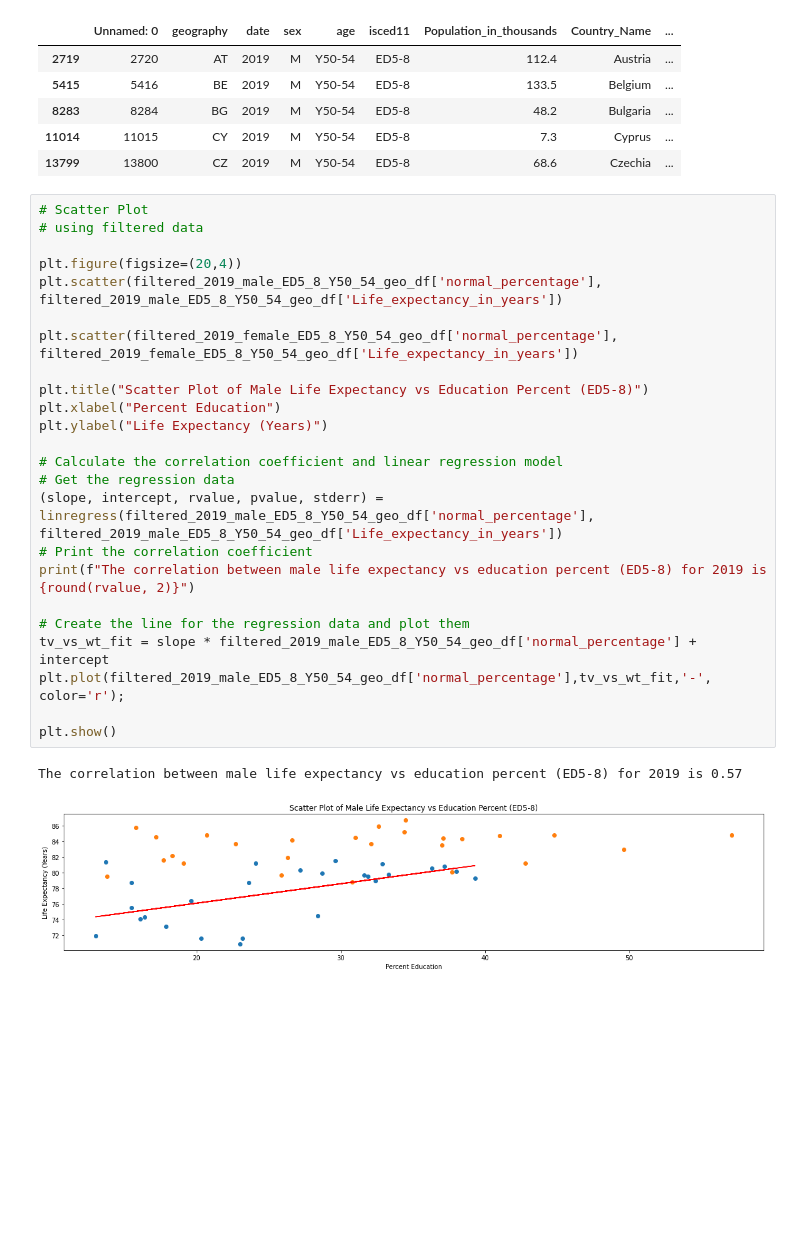
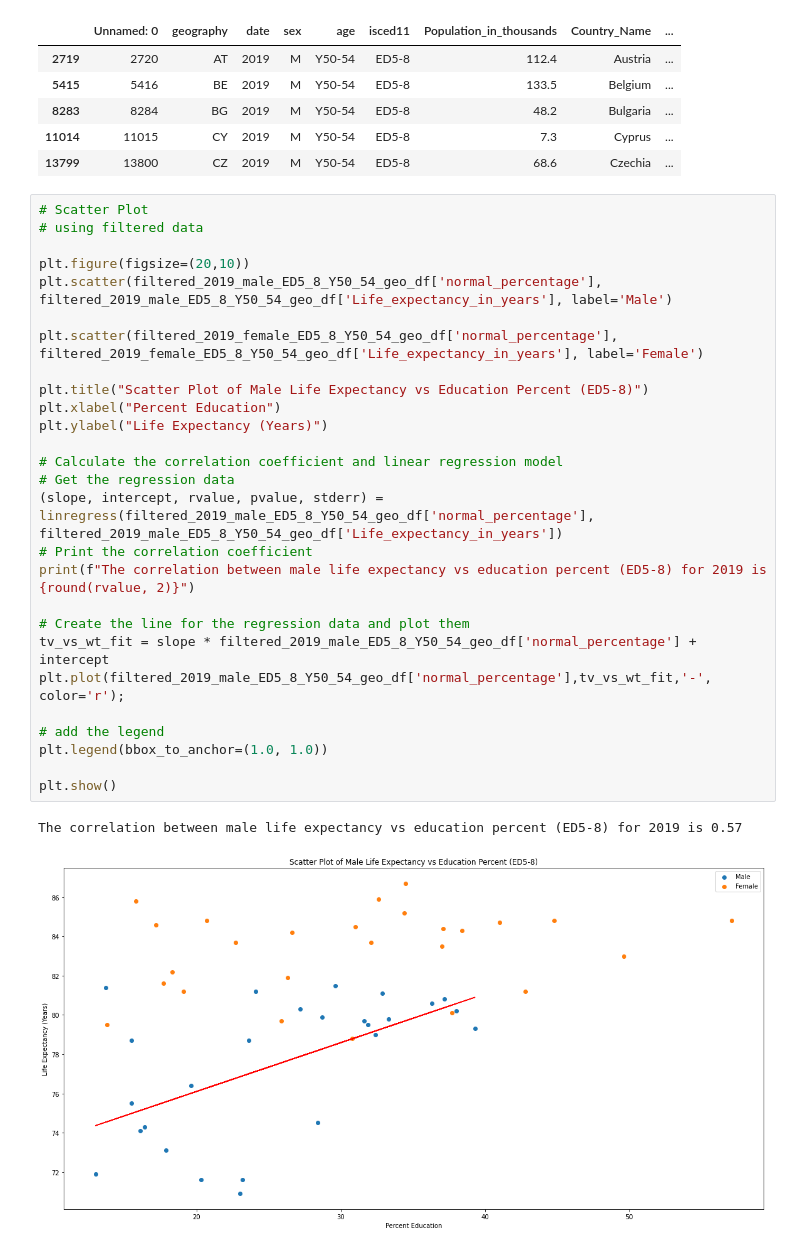
Before and after one commit to ywu223/Capstone1_Compsognathus, a Jupyter notebook: project1john.ipynb, the cells around one changed output. Drawn from its saved outputs; the diff is of its cells as text; blank space fills up the shorter version.

```diff
--- a/project1john.ipynb
+++ b/project1john.ipynb
@@ -194,27 +258,30 @@ filtered_2019_male_ED5_8_Y50_54_geo_df.head()
 # %%
 # Scatter Plot
 # using filtered data
 
-plt.figure(figsize=(20,4))
-plt.scatter(filtered_2019_male_ED5_8_Y50_54_geo_df['normal_percentage'], filtered_2019_male_ED5_8_Y50_54_geo_df['Life_expectancy_in_years'])
+plt.figure(figsize=(20,10))
+plt.scatter(filtered_2019_male_ED5_8_Y50_54_geo_df['normal_percentage'], filtered_2019_male_ED5_8_Y50_54_geo_df['Life_expectancy_in_years'], label='Male')
 
-plt.scatter(filtered_2019_female_ED5_8_Y50_54_geo_df['normal_percentage'], filtered_2019_female_ED5_8_Y50_54_geo_df['Life_expectancy_in_years'])
+plt.scatter(filtered_2019_female_ED5_8_Y50_54_geo_df['normal_percentage'], filtered_2019_female_ED5_8_Y50_54_geo_df['Life_expectancy_in_years'], label='Female')
 
 plt.title("Scatter Plot of Male Life Expectancy vs Education Percent (ED5-8)")
 plt.xlabel("Percent Education")
 plt.ylabel("Life Expectancy (Years)")
 
 # Calculate the correlation coefficient and linear regression model
 # Get the regression data
 (slope, intercept, rvalue, pvalue, stderr) = linregress(filtered_2019_male_ED5_8_Y50_54_geo_df['normal_percentage'], filtered_2019_male_ED5_8_Y50_54_geo_df['Life_expectancy_in_years'])
 # Print the correlation coefficient
 print(f"The correlation between male life expectancy vs education percent (ED5-8) for 2019 is {round(rvalue, 2)}")
 
 # Create the line for the regression data and plot them
 tv_vs_wt_fit = slope * filtered_2019_male_ED5_8_Y50_54_geo_df['normal_percentage'] + intercept
 plt.plot(filtered_2019_male_ED5_8_Y50_54_geo_df['normal_percentage'],tv_vs_wt_fit,'-', color='r');
 
+# add the legend
+plt.legend(bbox_to_anchor=(1.0, 1.0))
+
 plt.show()
 # %% [output]
 The correlation between male life expectancy vs education percent (ED5-8) for 2019 is 0.57
-[figure, old version]
+[figure, new version]
```
Also changed, not shown: parts of 7 cells of this notebook, 1 other file.
